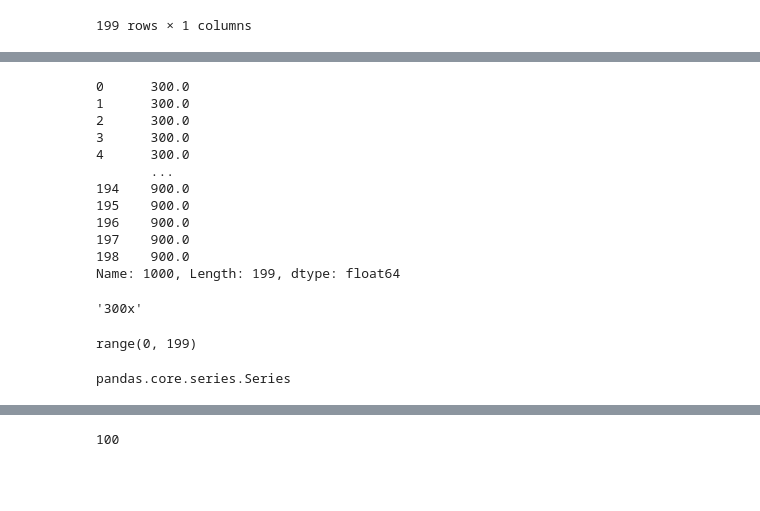
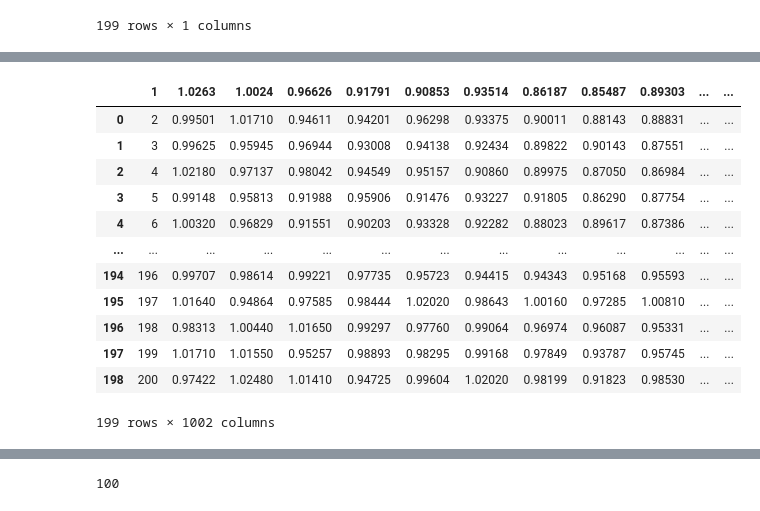
Before and after one commit to larissamazzero/RMN, a Jupyter notebook: pca.ipynb, the cells around one changed output, grey strips where cells are left out. Drawn from its saved outputs; the diff is of its cells as text; code cells hidden in the pictures; blank space fills up the shorter version.

```diff
--- a/pca.ipynb
+++ b/pca.ipynb
@@ -195,8 +195,9 @@ Text(0.5, 1.0, 'PCA of IRIS dataset')
 #Carregando os dados
 import pandas as pd
 #pandas = series/matriz :)
-df_X = pd.read_table("/content/sample_data/x_300_900.dat", sep="\t")
-df_y = pd.read_table("/content/sample_data/y_300_900.txt", sep="\t")
+df_X = pd.read_table("/x_300_900.dat", sep="\t")
+df_y = pd.read_table("/y_300_900.txt", sep="\t")
+df_t = pd.read_table("/Tempo.dat", sep="\t")
 
 # cada linha é uma amostra
 # cada coluna uma variavel
@@ -235,4 +236,7 @@ df_y
 | 197 | 900 |
 | 198 | 900 |
 199 rows × 1 columns
+# %%
+#primeiro elemento linha e segundo coluna. pegando as primeiras 200 linhas.
+df_t = df_t[0:199]
 # %%
@@ -278,16 +244,17 @@ new_df.tail()
-# %%
-new_df.iloc[-1]
-# %% [output]
-0      300.0
-1      300.0
-2      300.0
-3      300.0
-4      300.0
-       ...
-194    900.0
-195    900.0
-196    900.0
-197    900.0
-198    900.0
-Name: 1000, Length: 199, dtype: float64
+# %%
+df
+# %% [output]
+|  | 1 | 1.0263 | 1.0024 | 0.96626 | 0.91791 | 0.90853 | 0.93514 | 0.86187 | 0.85487 | 0.89303 | ... | ... |
+| 0 | 2 | 0.99501 | 1.01710 | 0.94611 | 0.94201 | 0.96298 | 0.93375 | 0.90011 | 0.88143 | 0.88831 | ... | ... |
+| 1 | 3 | 0.99625 | 0.95945 | 0.96944 | 0.93008 | 0.94138 | 0.92434 | 0.89822 | 0.90143 | 0.87551 | ... | ... |
+| 2 | 4 | 1.02180 | 0.97137 | 0.98042 | 0.94549 | 0.95157 | 0.90860 | 0.89975 | 0.87050 | 0.86984 | ... | ... |
+| 3 | 5 | 0.99148 | 0.95813 | 0.91988 | 0.95906 | 0.91476 | 0.93227 | 0.91805 | 0.86290 | 0.87754 | ... | ... |
+| 4 | 6 | 1.00320 | 0.96829 | 0.91551 | 0.90203 | 0.93328 | 0.92282 | 0.88023 | 0.89617 | 0.87386 | ... | ... |
+| ... | ... | ... | ... | ... | ... | ... | ... | ... | ... | ... | ... | ... |
+| 194 | 196 | 0.99707 | 0.98614 | 0.99221 | 0.97735 | 0.95723 | 0.94415 | 0.94343 | 0.95168 | 0.95593 | ... | ... |
+| 195 | 197 | 1.01640 | 0.94864 | 0.97585 | 0.98444 | 1.02020 | 0.98643 | 1.00160 | 0.97285 | 1.00810 | ... | ... |
+| 196 | 198 | 0.98313 | 1.00440 | 1.01650 | 0.99297 | 0.97760 | 0.99064 | 0.96974 | 0.96087 | 0.95331 | ... | ... |
+| 197 | 199 | 1.01710 | 1.01550 | 0.95257 | 0.98893 | 0.98295 | 0.99168 | 0.97849 | 0.93787 | 0.95745 | ... | ... |
+| 198 | 200 | 0.97422 | 1.02480 | 1.01410 | 0.94725 | 0.99604 | 1.02020 | 0.98199 | 0.91823 | 0.98530 | ... | ... |
+199 rows × 1002 columns
 # %%
@@ -298,12 +263,0 @@ header = serie.astype(str).map(format)
-# %%
-header[0]
-# %% [output]
-'300x'
-# %%
-range(len(header))
-# %% [output]
-range(0, 199)
-# %%
-type(header)
-# %% [output]
-pandas.core.series.Series
```
Also changed, not shown: parts of 12 cells of this notebook.
